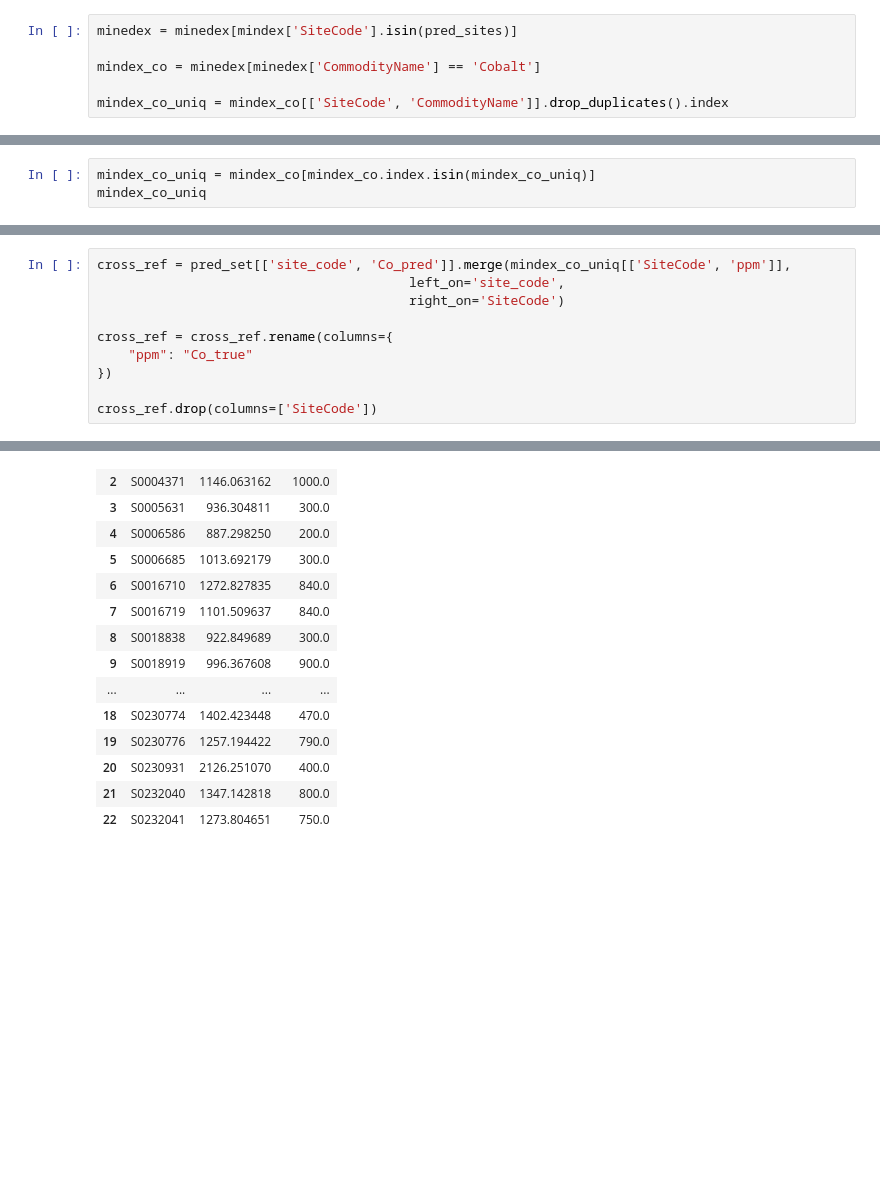
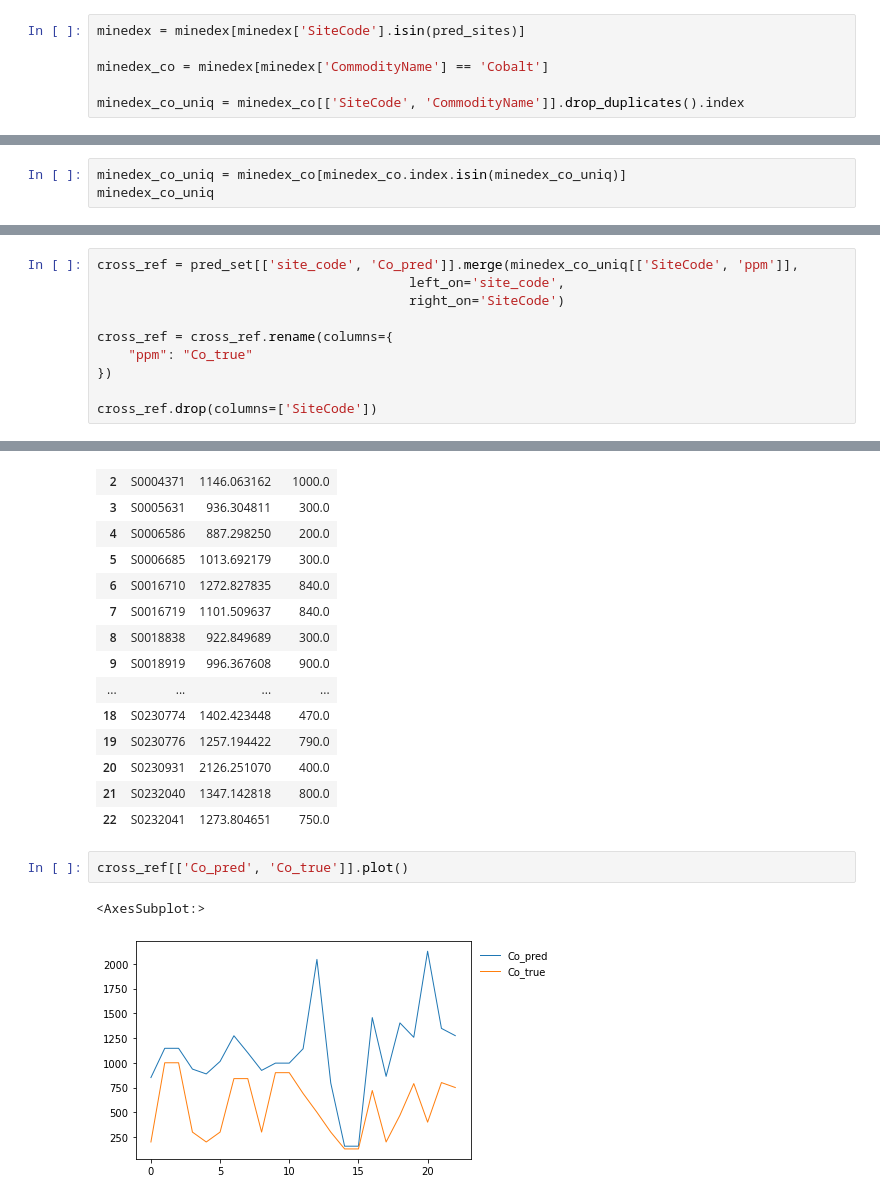
Before and after one commit to franticOreo/CriticalMinerals, a Jupyter notebook: eli/nbs/WAMEX_NI_FE.ipynb, the cells around one changed output, grey strips where cells are left out. Cells and saved outputs as stored; diff of their text form; blank space fills up the shorter version.

```diff
--- a/eli/nbs/WAMEX_NI_FE.ipynb
+++ b/eli/nbs/WAMEX_NI_FE.ipynb
@@ -374,8 +374,8 @@ minedex = pd.read_csv('../../hank/Transformed_Minedex_data.csv')
 # %%
 pred_sites = pred_set.site_code.to_list()
 # %%
-minedex = minedex[mindex['SiteCode'].isin(pred_sites)]
+minedex = minedex[minedex['SiteCode'].isin(pred_sites)]
 
-mindex_co = minedex[minedex['CommodityName'] == 'Cobalt']
+minedex_co = minedex[minedex['CommodityName'] == 'Cobalt']
 
-mindex_co_uniq = mindex_co[['SiteCode', 'CommodityName']].drop_duplicates().index
+minedex_co_uniq = minedex_co[['SiteCode', 'CommodityName']].drop_duplicates().index
@@ -382,6 +395,6 @@ mindex_co_uniq = mindex_co[['SiteCode', 'CommodityName']].drop_duplicates().inde
 # %%
-mindex_co_uniq = mindex_co[mindex_co.index.isin(mindex_co_uniq)]
-mindex_co_uniq
+minedex_co_uniq = minedex_co[minedex_co.index.isin(minedex_co_uniq)]
+minedex_co_uniq
 # %% [output]
 |  | SiteCode | StartDate | EndDate | Tonnage (Mt) | Grade | GradeUnit | CommodityName | ContainedMetal | ... |
 | 5649 | S0001174 | 31/12/2017 | NaN | 11.100000 | 0.020 | percent | Cobalt | 2220.00000 | ... |
@@ -401,7 +414,7 @@ mindex_co_uniq
 | 16380 | S0232040 | 15/10/2014 | 30/12/2014 | 0.162330 | 0.080 | percent | Cobalt | 129.86400 | ... |
 | 16395 | S0232041 | 15/10/2014 | 30/12/2014 | 0.653980 | 0.075 | percent | Cobalt | 490.48500 | ... |
 # %%
-cross_ref = pred_set[['site_code', 'Co_pred']].merge(mindex_co_uniq[['SiteCode', 'ppm']],
+cross_ref = pred_set[['site_code', 'Co_pred']].merge(minedex_co_uniq[['SiteCode', 'ppm']],
                                         left_on='site_code',
                                         right_on='SiteCode')
 
@@ -428,3 +441,8 @@ cross_ref.drop(columns=['SiteCode'])
 | 20 | S0230931 | 2126.251070 | 400.0 |
 | 21 | S0232040 | 1347.142818 | 800.0 |
 | 22 | S0232041 | 1273.804651 | 750.0 |
+# %%
+cross_ref[['Co_pred', 'Co_true']].plot()
+# %% [output]
+<AxesSubplot:>
+[figure, added]
```
Also changed, not shown: parts of 8 cells of this notebook, 11 other files.
